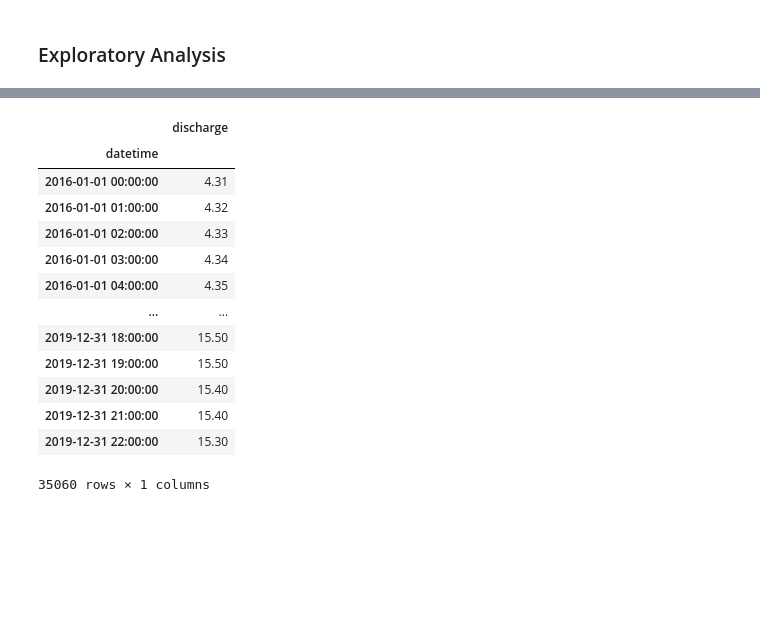
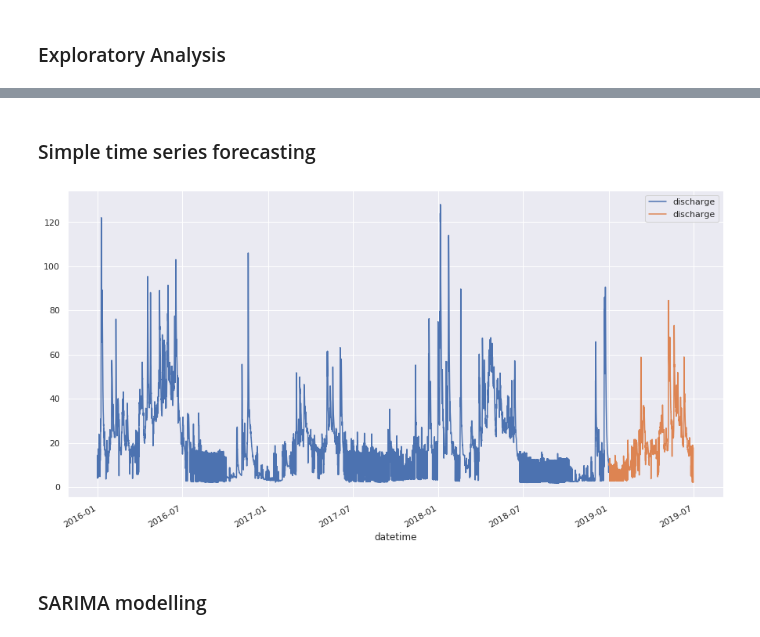
Before and after one commit to maxnolte/river_forecast, a Jupyter notebook: exploratory_analysis_hourly_data.ipynb, the cells around one changed output, grey strips where cells are left out. Drawn from its saved outputs; the diff is of its cells as text; code cells hidden in the pictures; blank space fills up the shorter version.

```diff
--- a/exploratory_analysis_hourly_data.ipynb
+++ b/exploratory_analysis_hourly_data.ipynb
@@ -54,17 +54,2 @@ Text(0, 0.5, 'Discharge (m^3/s)')
-# %%
-flow_df
-# %% [output]
-|  | discharge |
-| datetime |  |
-| 2016-01-01 00:00:00 | 4.31 |
-| 2016-01-01 01:00:00 | 4.32 |
-| 2016-01-01 02:00:00 | 4.33 |
-| 2016-01-01 03:00:00 | 4.34 |
-| 2016-01-01 04:00:00 | 4.35 |
-| ... | ... |
-| 2019-12-31 18:00:00 | 15.50 |
-| 2019-12-31 19:00:00 | 15.50 |
-| 2019-12-31 20:00:00 | 15.40 |
-| 2019-12-31 21:00:00 | 15.40 |
-| 2019-12-31 22:00:00 | 15.30 |
-35060 rows × 1 columns
+# %% [markdown]
+### Simple time series forecasting
@@ -70,0 +58,13 @@ flow_df
+# %%
+train = flow_df.loc[flow_df.index < pd.to_datetime('2019-01-01 00:00:00')]
+test = flow_df.loc[(flow_df.index >= pd.to_datetime('2019-01-01 00:00:00')) & (flow_df.index < pd.to_datetime('2019-07-01 00:00:00'))]
+# %%
+fig, ax = plt.subplots()
+train.plot(ax=ax, label='train')
+test.plot(ax=ax, label='test')
+plt.legend()
+plt.show()
+# %% [output]
+[figure, added]
+# %% [markdown]
+### SARIMA modelling
```
Also changed, not shown: parts of 33 cells of this notebook, 4 other files.
